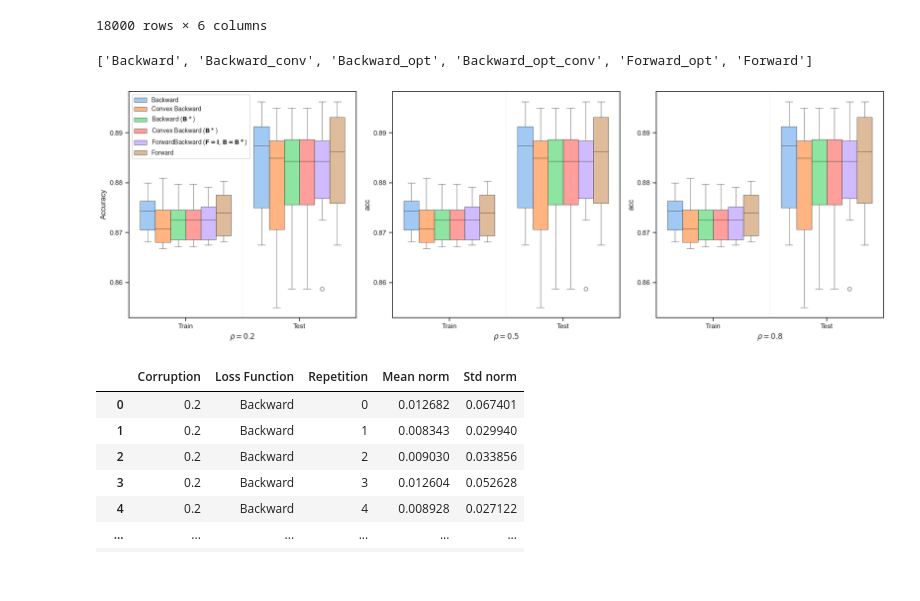
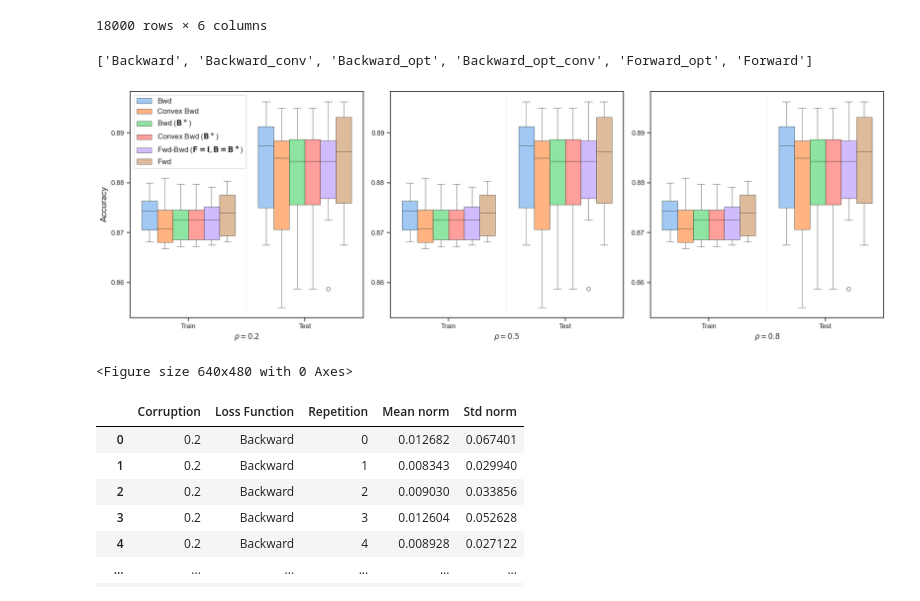
Before and after one commit to DaniBacaicoa/ForwardBackard_losses, a Jupyter notebook: New_Results_viasualization.ipynb, the cells around one changed output. Cells and saved outputs as stored; diff of their text form; code cells hidden in the pictures.

Commit message:
Final results visualization

```diff
--- a/New_Results_viasualization.ipynb
+++ b/New_Results_viasualization.ipynb
@@ -970,7 +965,7 @@ fig, axes = plt.subplots(1, 3, figsize=(18, 6), sharey=False)
 
 
 hue_order = ['Backward', 'Backward_conv', 'Backward_opt', 'Backward_opt_conv', 'Forward_opt','Forward', ]
-new_labels = ['Backward', 'Convex Backward ', r'Backward (${\bf B}^\ast$)', r'Convex Backward (${\bf B}^\ast$)',  r'ForwardBackward (${\bf F=I},{\bf B=B^\ast}$)','Forward']
+new_labels = ['Bwd', 'Convex Bwd ', r'Bwd (${\bf B}^\ast$)', r'Convex Bwd (${\bf B}^\ast$)',  r'Fwd-Bwd (${\bf F=I},{\bf B=B^\ast}$)','Fwd']
 
 
 sns.boxplot(data=df_corr1, x='train', y='acc', hue='loss_fn', hue_order= hue_order, ax=axes[0], saturation=1,
@@ -979,42 +974,44 @@ sns.boxplot(data=df_corr1, x='train', y='acc', hue='loss_fn', hue_order= hue_ord
             capprops=dict(color='black', linewidth=0.4),
             medianprops=dict(color='black', linewidth=0.4))
 axes[0].set_xlabel(r'$\rho=0.2$')
-axes[0].set_ylabel('Accuracy')
+axes[0].set_ylabel('Accuracy', fontsize=14)
 axes[0].axvline(x=0.5, color='gray', linestyle='--', linewidth=0.1)
 
 
 handles, labels = axes[0].get_legend_handles_labels()
-axes[0].legend(handles, new_labels,prop={'size': 10})
+axes[0].legend(handles, new_labels,prop={'size': 12})
 print(labels)
 
 
 sns.boxplot(data=df_corr2, x='train', y='acc', hue='loss_fn', hue_order= hue_order, ax=axes[1], saturation=1,
             boxprops=dict(edgecolor='black', linewidth=0.4),
             whiskerprops=dict(color='black', linewidth=0.4),
             capprops=dict(color='black', linewidth=0.4),
             medianprops=dict(color='black', linewidth=0.4))
 axes[1].set_xlabel(r'$\rho=0.5$')
-#axes[1].set_ylabel('Accuracy')
+axes[1].set_ylabel('')
 axes[1].legend().remove()
 axes[1].axvline(x=0.5, color='gray', linestyle='--', linewidth=0.1)
 
 sns.boxplot(data=df_corr3, x='train', y='acc', hue='loss_fn', hue_order= hue_order, ax=axes[2], saturation=1,
             boxprops=dict(edgecolor='black', linewidth=0.4),
             whiskerprops=dict(color='black', linewidth=0.4),
             capprops=dict(color='black', linewidth=0.4),
             medianprops=dict(color='black', linewidth=0.4))
 axes[2].set_xlabel(r'$\rho=0.8$')
-#axes[2].set_ylabel('Accuracy')
+axes[2].set_ylabel('')
 axes[2].legend().remove()
 axes[2].axvline(x=0.5, color='gray', linestyle='--', linewidth=0.1)
 
 # Adjust layout
 plt.tight_layout()
 plt.show()
-#plt.savefig('Fig10.eps', format='eps',dpi=1000)
+#plt.savefig('Fig15.eps', format='eps',dpi=1000)
+plt.savefig('Fig15.jpeg')
 # %% [output]
 ['Backward', 'Backward_conv', 'Backward_opt', 'Backward_opt_conv', 'Forward_opt', 'Forward']
-[figure, old version]
+[figure, new version]
+<Figure size 640x480 with 0 Axes>
 # %%
 device = torch.device("cuda" if torch.cuda.is_available() else "cpu")
 
```
Also changed, not shown: parts of 23 cells of this notebook.
